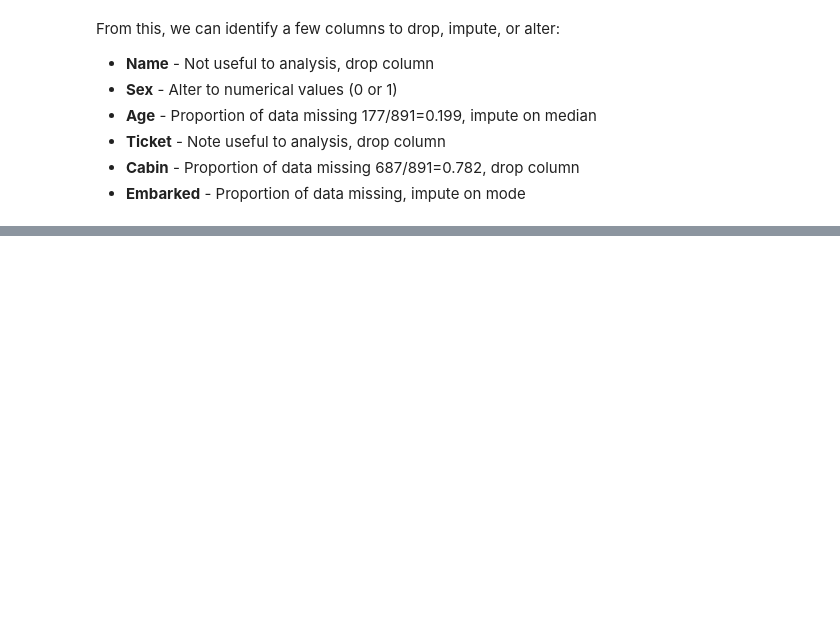
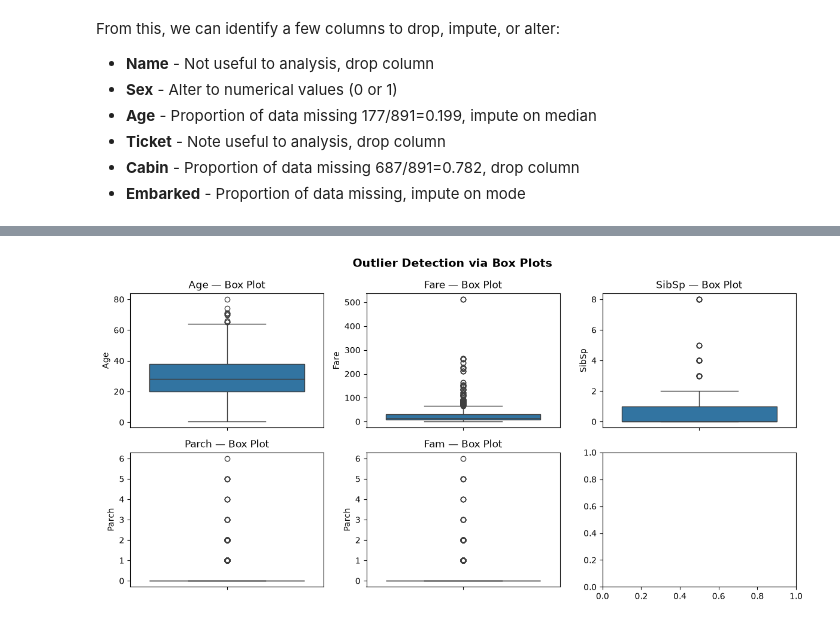
Before and after one commit to Raymon-Watson/Machine-Learning--Projects, a Jupyter notebook: Projects/Titanic-Kaggle/01_eda.ipynb, the cells around one changed output, grey strips where cells are left out. Saved outputs shown, nothing was run; the diff lists cells and outputs as text; code cells hidden in the pictures; blank space fills up the shorter version.

```diff
--- a/Projects/Titanic-Kaggle/01_eda.ipynb
+++ b/Projects/Titanic-Kaggle/01_eda.ipynb
@@ -334,0 +243,25 @@ KeyboardInterrupt:
+# %%
+num_cols = [ "Age", "Fare", "SibSp", "Parch"]
+
+fig, axes = plt.subplots(
+    2, 3,
+    figsize=(12, 1.5 * len(num_cols)),
+    squeeze=False
+)
+
+axes = axes.flatten()
+
+for idx, col in enumerate(num_cols):
+    sns.boxplot(y=df[col], ax=axes[idx])
+    axes[idx].set_title(f"{col} — Box Plot")
+
+idx = 4
+fam_data = df["Parch"] + df["SibSp"]
+sns.boxplot(y=df[col], ax=axes[idx])
+axes[idx].set_title(f"Fam — Box Plot")
+
+plt.suptitle("Outlier Detection via Box Plots", fontsize=14, fontweight="bold")
+plt.tight_layout()
+plt.show()
+# %% [output]
+[figure, added]
```
Also changed, not shown: parts of 59 cells of this notebook, 2 other files.
